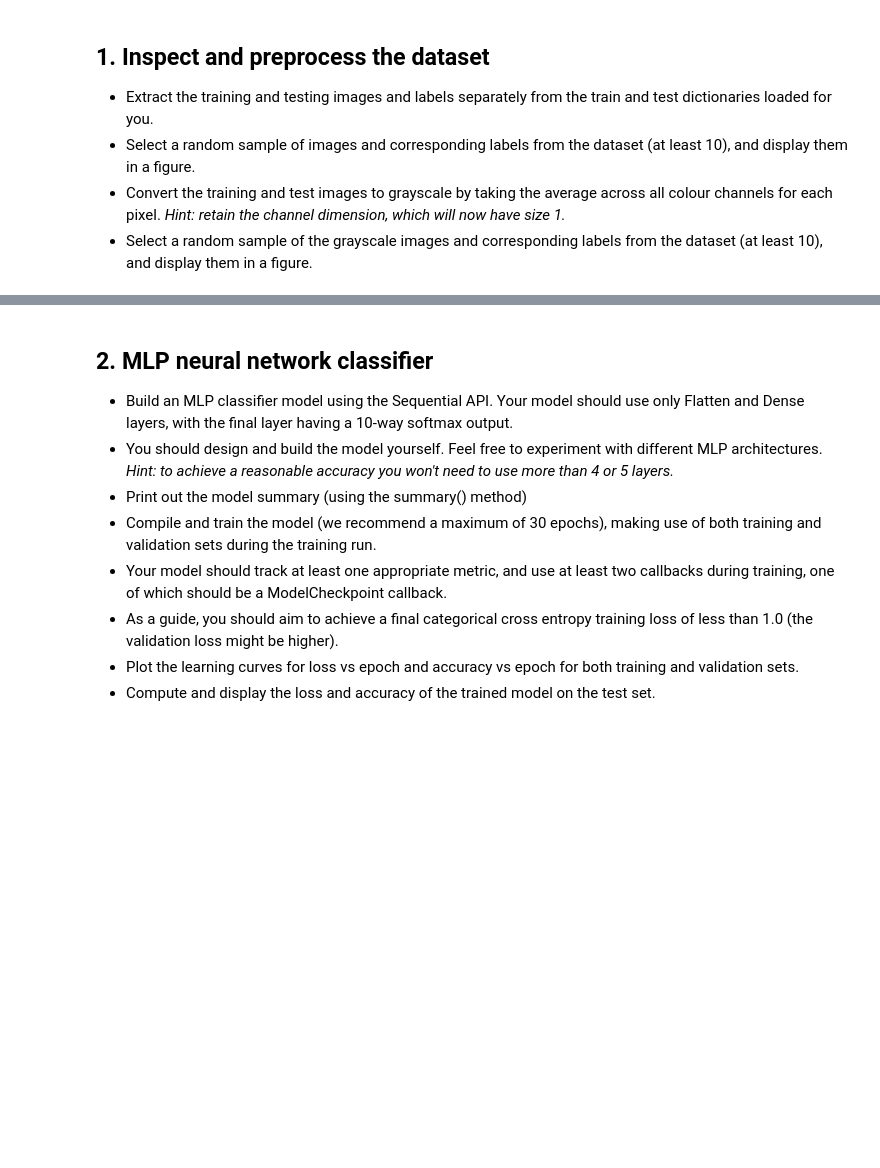
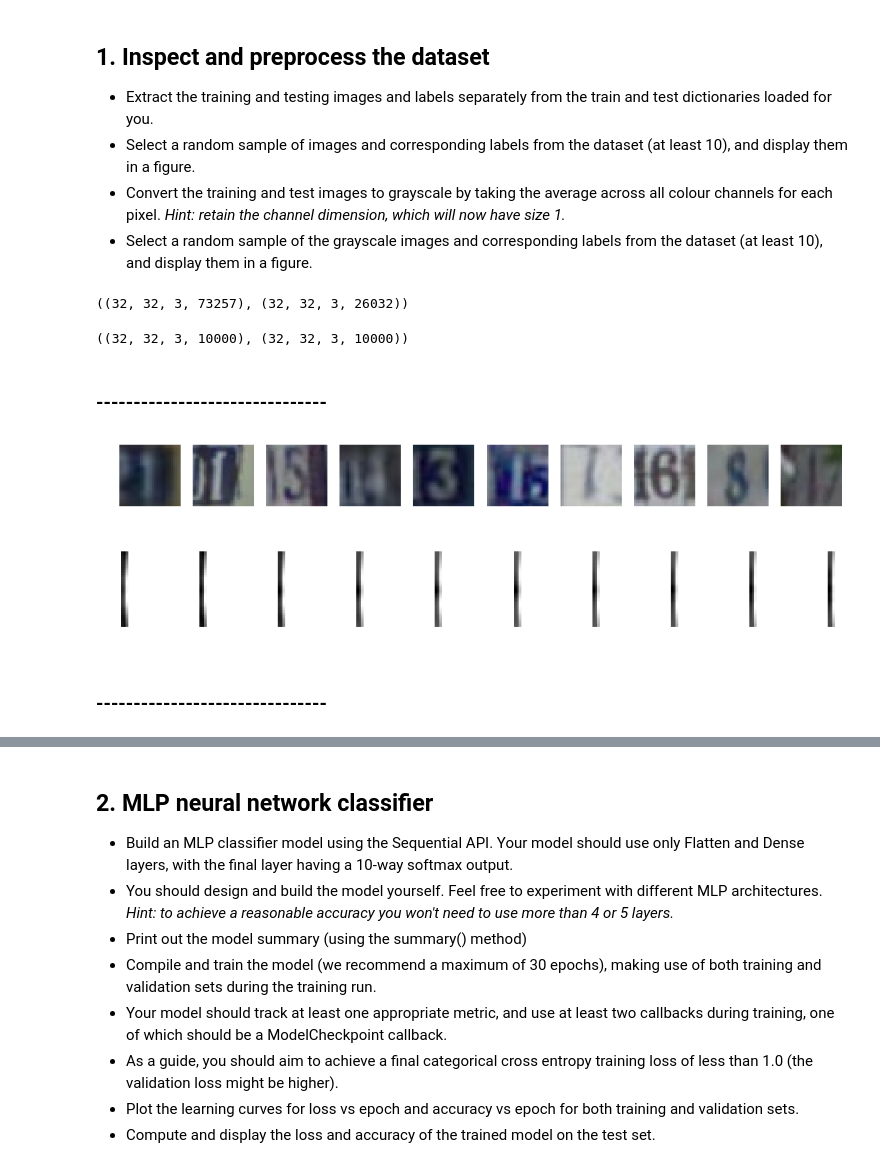
Before and after one commit to dennislamcv1/ICLT2, a Jupyter notebook: Getting started with TensorFlow 2/Capstone Project.ipynb, the cells around one changed output, grey strips where cells are left out. Cells and saved outputs as stored; diff of their text form; code cells hidden in the pictures; blank space fills up the shorter version.

```diff
--- a/Getting started with TensorFlow 2/Capstone Project.ipynb
+++ b/Getting started with TensorFlow 2/Capstone Project.ipynb
@@ -53,0 +50,35 @@ y_test = test['y']
+# %%
+# Extract features and labels from the dataset
+X_train_full = train['X']
+y_train_full = train['y']
+
+X_test_full = test['X']
+y_test_full = test['y']
+# %%
+X_train_full.shape, X_test_full.shape
+# %% [output]
+((32, 32, 3, 73257), (32, 32, 3, 26032))
+# %%
+# Use a subset of the dataset (10,000 images)
+subset_size = 10000
+X_train_full = X_train_full[:, :, :, :subset_size]
+y_train_full = y_train_full[:subset_size]
+
+X_test_full = X_test_full[:, :, :, :subset_size]
+y_test_full = y_test_full[:subset_size]
+# %%
+X_train_full.shape, X_test_full.shape
+# %% [output]
+((32, 32, 3, 10000), (32, 32, 3, 10000))
+# %% [markdown]
+### -------------------------------
+# %%
+# Display a random sample of original color images before preprocessing
+fig, axes = plt.subplots(1, 10, figsize=(15, 1.5))
+for i in range(10):
+    random_index = np.random.randint(0, X_train_full.shape[3])
+    axes[i].imshow(X_train_full[:, :, :, random_index])
+    axes[i].axis('off')
+plt.show()
+# %% [output]
+[figure, added]
@@ -53,0 +89,14 @@ y_test = test['y']
+# %%
+# Display a random sample of grayscale images before preprocessing
+X_train_gray = np.mean(X_train_full, axis=3, keepdims=True)
+
+fig, ax = plt.subplots(1, 10, figsize=(15, 1.5))
+for i in range(10):
+    ax[i].set_axis_off()
+    ax[i].imshow(np.squeeze(X_train_gray[i]), cmap="gray")
+
+plt.show()
+# %% [output]
+[figure, added]
+# %% [markdown]
+### -------------------------------
```
Also changed, not shown: parts of 59 cells of this notebook, 9 other files.
